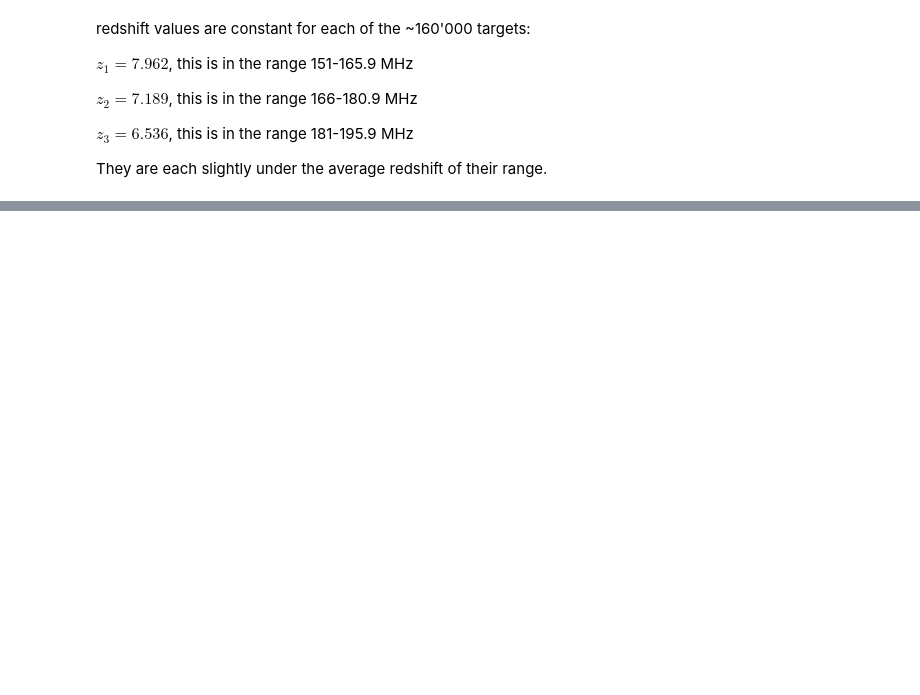
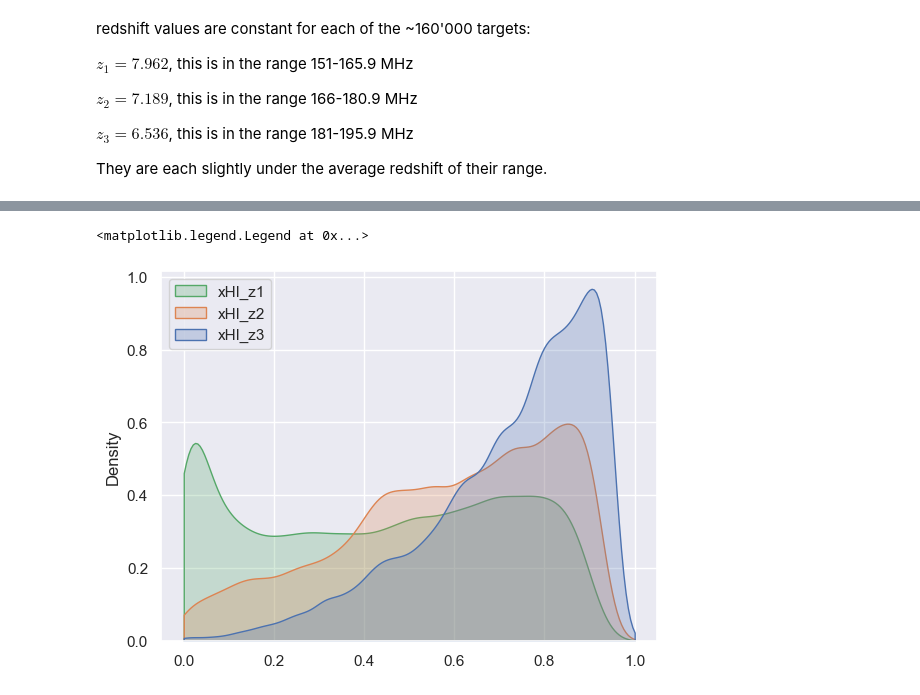
Before and after one commit to a-hout/SKA-SDC3b-Inference, a Jupyter notebook: src/eda/eda.ipynb, the cells around one changed output, grey strips where cells are left out. Cells and saved outputs as stored; diff of their text form; code cells hidden in the pictures; blank space fills up the shorter version.

Commit message:
update: eda of y target

```diff
--- a/src/eda/eda.ipynb
+++ b/src/eda/eda.ipynb
@@ -96,7 +96,7 @@ z3_min = np.inf
 z3_max = 0
 
 # checking and checking
-for file in target_filesfiles:
+for file in target_files:
     target = np.loadtxt(DATASET_NOISE + "/targets/" + file, delimiter="\t")
 
     z1, z2, z3 = target[0][0], target[1][0], target[2][0]
@@ -128,3 +128,17 @@ $z_{2} = 7.189$, this is in the range 166-180.9 MHz
 $z_{3} = 6.536$, this is in the range 181-195.9 MHz
 
 They are each slightly under the average redshift of their range.
+# %%
+# mean xHI
+
+#(xHI_z1, xHI_z2, xHI_z3) = np.loadtxt(DATASET_NOISE + "/targets/" + target_files[0], delimiter="\t").flatten()[1::2]
+
+df_xHI_means = pl.DataFrame(schema={'xHI_z1': pl.Float16, 'xHI_z2': pl.Float16, 'xHI_z3': pl.Float16})
+
+i = 0
+
+for file in target_files:
+    if i%4 == 0: #get every fourth index
+        df_xHI_means.extend(pl.DataFrame(np.loadtxt(DATASET_NOISE + "/targets/" + file, delimiter="\t", dtype=np.float16)[:, 1:], schema=['xHI_z1', 'xHI_z2', 'xHI_z3']))
+
+    i += 1
@@ -130,0 +159,6 @@ They are each slightly under the average redshift of their range.
+# %%
+ax = sns.kdeplot(data=df_xHI_means, clip=[0,1], fill=True)
+ax.legend(labels=df_xHI_means.columns)
+# %% [output]
+<matplotlib.legend.Legend at 0x...>
+[figure, added]
```
Also changed, not shown: parts of 4 cells of this notebook.
